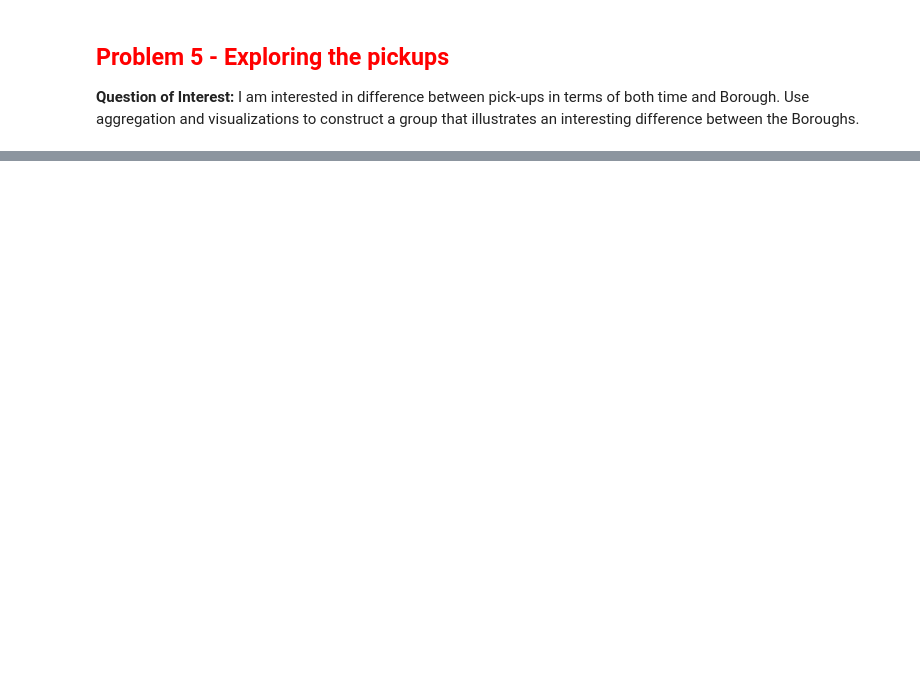
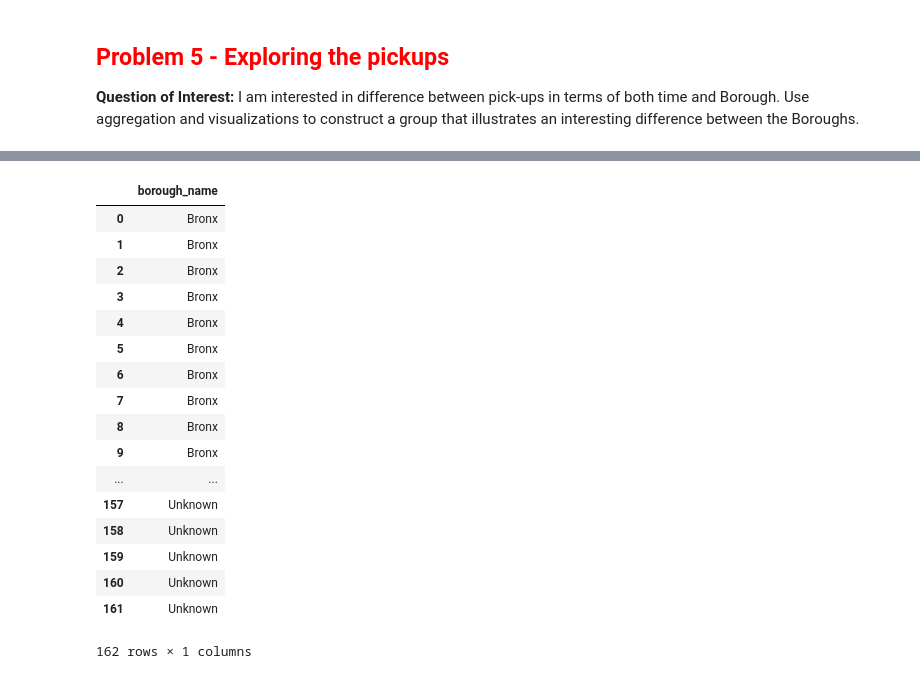
Before and after one commit to acker016/DSCI430, a Jupyter notebook: lab_5_joining_uber_data_DAY1.ipynb, the cells around one changed output, grey strips where cells are left out. Cells and saved outputs as stored; diff of their text form; code cells hidden in the pictures; blank space fills up the shorter version.

```diff
--- a/lab_5_joining_uber_data_DAY1.ipynb
+++ b/lab_5_joining_uber_data_DAY1.ipynb
@@ -125,0 +357,25 @@ Use `pandas` and your helper function to create a `sqlite` database for this fil
+# %%
+from sqlalchemy import select, func
+stmt = (select([Uber.borough_name])
+        .group_by(Uber.borough_name))
+cnts = pd.read_sql_query(stmt, con=engine2)
+cnts
+# %% [output]
+|  | borough_name |
+| 0 | Bronx |
+| 1 | Bronx |
+| 2 | Bronx |
+| 3 | Bronx |
+| 4 | Bronx |
+| 5 | Bronx |
+| 6 | Bronx |
+| 7 | Bronx |
+| 8 | Bronx |
+| 9 | Bronx |
+| ... | ... |
+| 157 | Unknown |
+| 158 | Unknown |
+| 159 | Unknown |
+| 160 | Unknown |
+| 161 | Unknown |
+162 rows × 1 columns
```
Also changed, not shown: parts of 25 cells of this notebook, 5 other files.
